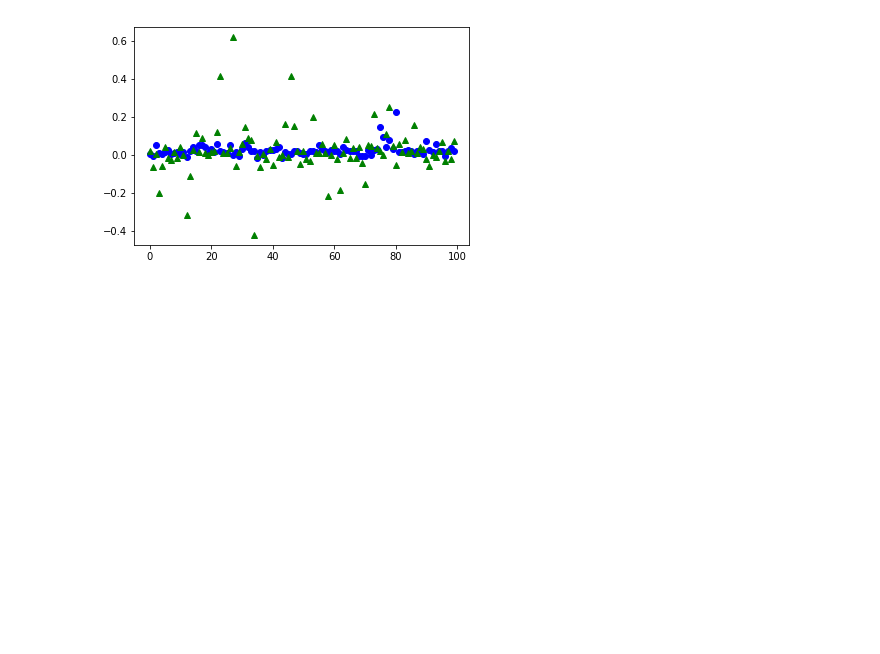
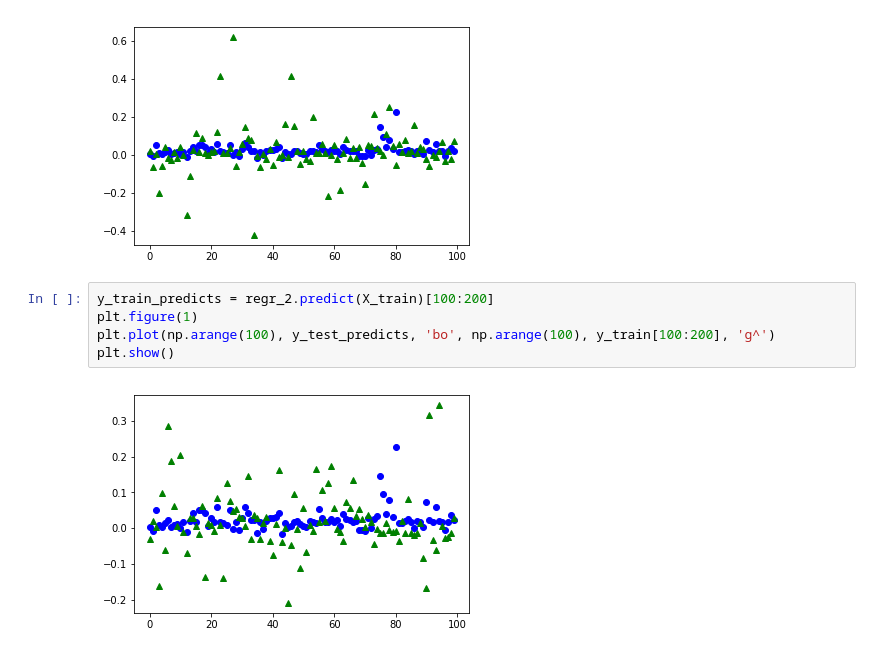
Before and after one commit to tiandiao123/deep_learning, a Jupyter notebook: zillow_price_project/Final Project.ipynb, the cells around one changed output. Drawn from its saved outputs; the diff is of its cells as text; blank space fills up the shorter version.

```diff
--- a/zillow_price_project/Final Project.ipynb
+++ b/zillow_price_project/Final Project.ipynb
@@ -444,3 +444,10 @@ plt.plot(np.arange(100), y_test_predicts, 'bo', np.arange(100), y_test[100:200],
 plt.show()
 # %% [output]
 [figure]
+# %%
+y_train_predicts = regr_2.predict(X_train)[100:200]
+plt.figure(1)
+plt.plot(np.arange(100), y_test_predicts, 'bo', np.arange(100), y_train[100:200], 'g^')
+plt.show()
+# %% [output]
+[figure, added]
```
Also changed, not shown: parts of 1 cell of this notebook, 2 other files.
